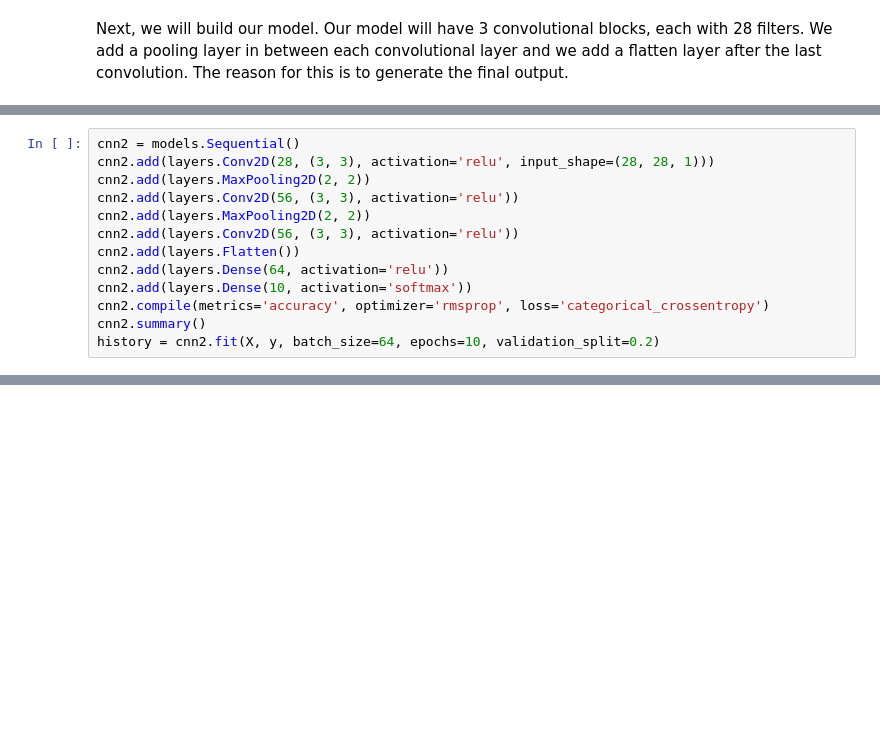
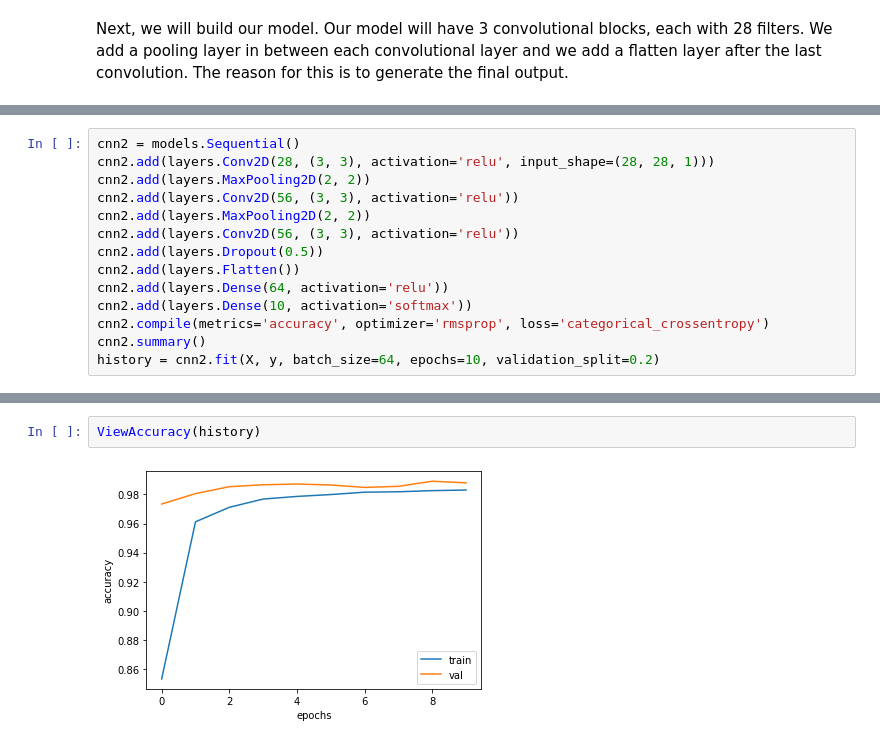
Before and after one commit to spe301/CNN-tutorial, a Jupyter notebook: CNN_Tutorial.ipynb, the cells around one changed output, grey strips where cells are left out. Cells and saved outputs as stored; diff of their text form; blank space fills up the shorter version.

```diff
--- a/CNN_Tutorial.ipynb
+++ b/CNN_Tutorial.ipynb
@@ -146,6 +149,7 @@ cnn2.add(layers.MaxPooling2D(2, 2))
 cnn2.add(layers.Conv2D(56, (3, 3), activation='relu'))
 cnn2.add(layers.MaxPooling2D(2, 2))
 cnn2.add(layers.Conv2D(56, (3, 3), activation='relu'))
+cnn2.add(layers.Dropout(0.5))
 cnn2.add(layers.Flatten())
 cnn2.add(layers.Dense(64, activation='relu'))
 cnn2.add(layers.Dense(10, activation='softmax'))
@@ -154,0 +177,4 @@ history = cnn2.fit(X, y, batch_size=64, epochs=10, validation_split=0.2)
+# %%
+ViewAccuracy(history)
+# %% [output]
+[figure, added]
```
Also changed, not shown: parts of 16 cells of this notebook.
